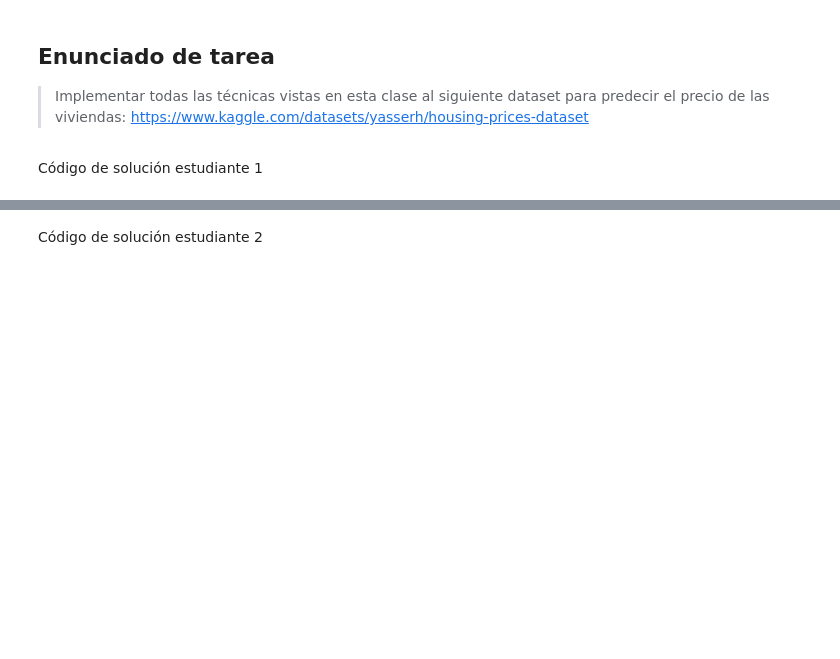
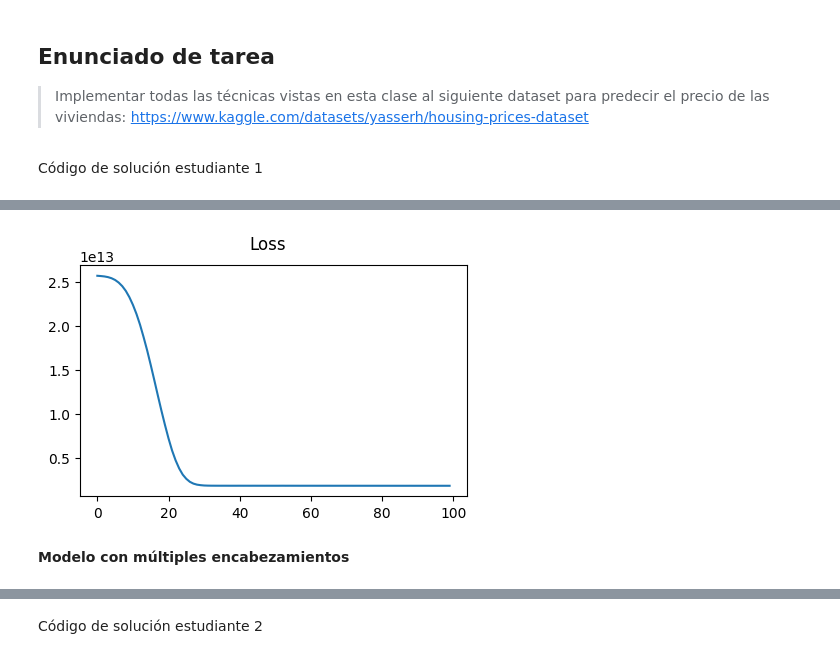
Before and after one commit to xagallegos/ProyectoConjunto_T5_XGallegos_SDDuenas, a Jupyter notebook: Tarea5.ipynb, the cells around one changed output, grey strips where cells are left out. Cells and saved outputs as stored; diff of their text form; code cells hidden in the pictures; blank space fills up the shorter version.

```diff
--- a/Tarea5.ipynb
+++ b/Tarea5.ipynb
@@ -29,0 +137,13 @@ Código de solución estudiante 1
+# %%
+numeric_data = data.select_dtypes(include='number')
+
+# Reorder columns
+cols = [c for c in numeric_data.columns if c != target_col]
+cols += [target_col]
+numeric_data = numeric_data[cols]
+# %%
+X, y = split_multivariate_sequence(numeric_data.to_numpy(), n_steps)
+n_features = X.shape[2]
+
+print(f'X: {X.shape}')
+print(f'y: {y.shape}')
@@ -29,0 +153,13 @@ Código de solución estudiante 1
+# %%
+model_2 = Sequential([
+    layers.Input(shape=(n_steps, n_features)),
+    layers.convolutional.Conv1D(64, 2,  activation='relu'),
+    layers.convolutional.MaxPooling1D(),
+    layers.Flatten(),
+    layers.Dense(50, 'relu'),
+    layers.Dense(1)
+
+])
+
+model_2.compile(optimizer='adam', loss='mse')
+model_2.summary()
@@ -29,0 +187,13 @@ Código de solución estudiante 1
+# %%
+history_2 = model_2.fit(X, y, epochs=100, verbose=False)
+# %%
+plt.figure(figsize=(5,3))
+
+plt.plot(history_2.history['loss'])
+plt.suptitle('Loss')
+
+plt.show()
+# %% [output]
+[figure, added]
+# %% [markdown]
+**Modelo con múltiples encabezamientos**
```
Also changed, not shown: parts of 51 cells of this notebook.
